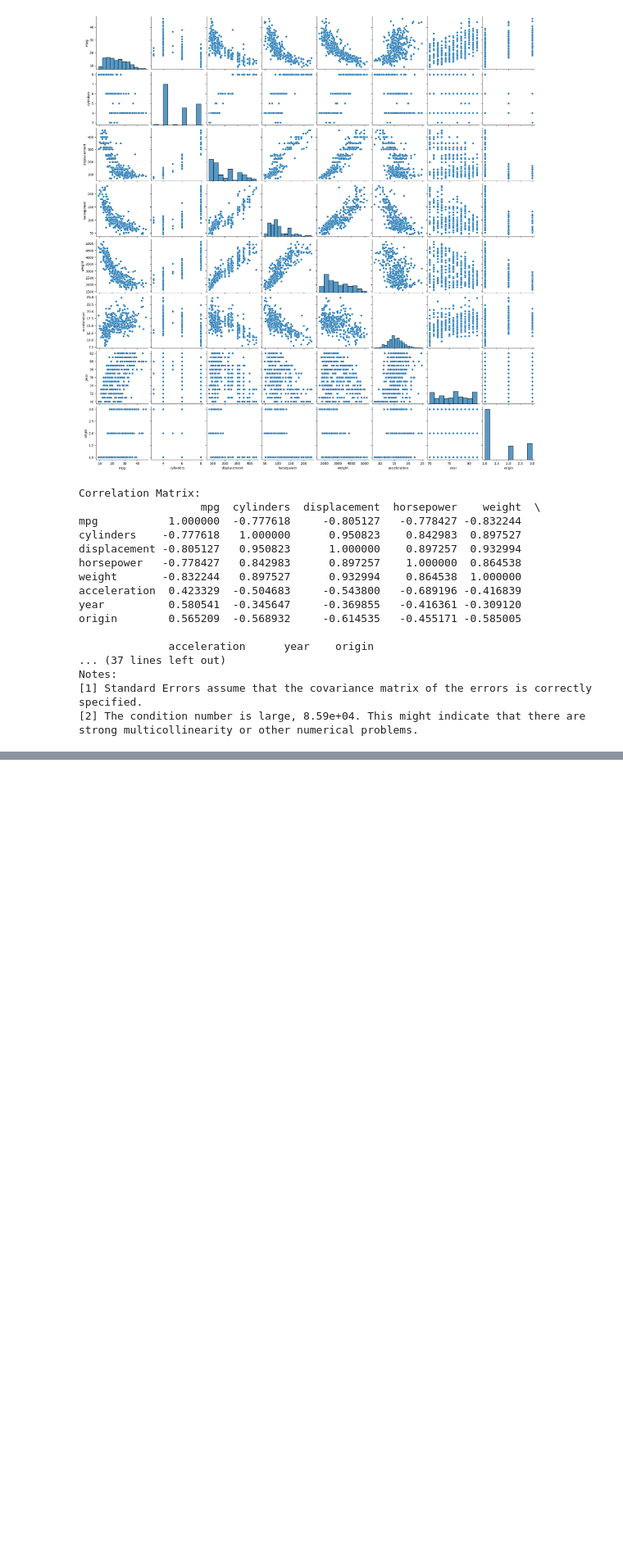
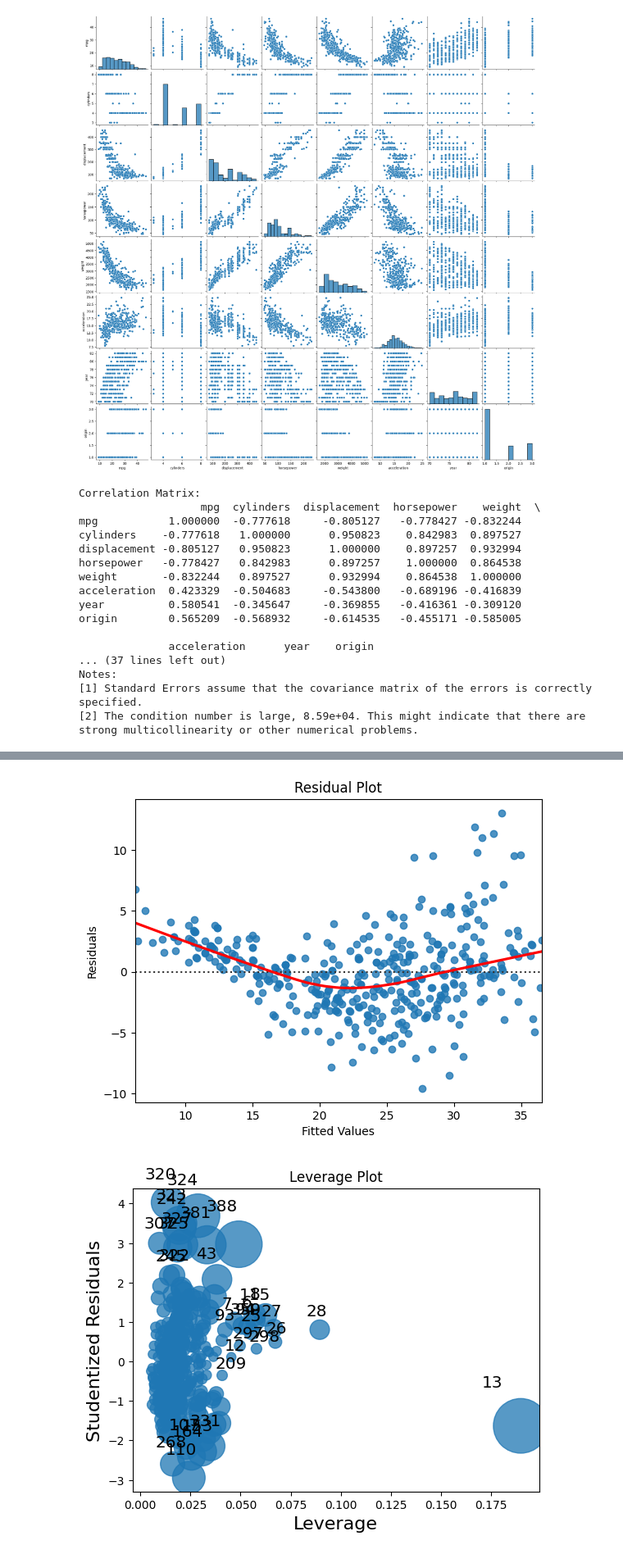
Before and after one commit to honhon13/sample, a Jupyter notebook: Hausübung_02_statistical_learning.ipynb, the cells around one changed output, grey strips where cells are left out. Shown at 82% size. Cells and saved outputs as stored; diff of their text form; code cells hidden in the pictures; blank space fills up the shorter version.

```diff
--- a/Hausübung_02_statistical_learning.ipynb
+++ b/Hausübung_02_statistical_learning.ipynb
@@ -167,0 +225,15 @@ strong multicollinearity or other numerical problems.
+# %%
+# Residual Plot
+sns.residplot(x=model.fittedvalues, y=model.resid, lowess=True, line_kws={'color': 'red'})
+plt.xlabel("Fitted Values")
+plt.ylabel("Residuals")
+plt.title("Residual Plot")
+plt.show()
+
+# Leverage Plot
+sm.graphics.influence_plot(model, criterion="cooks")
+plt.title("Leverage Plot")
+plt.show()
+# %% [output]
+[figure, added]
+[figure, added]
```
Also changed, not shown: parts of 5 cells of this notebook.
